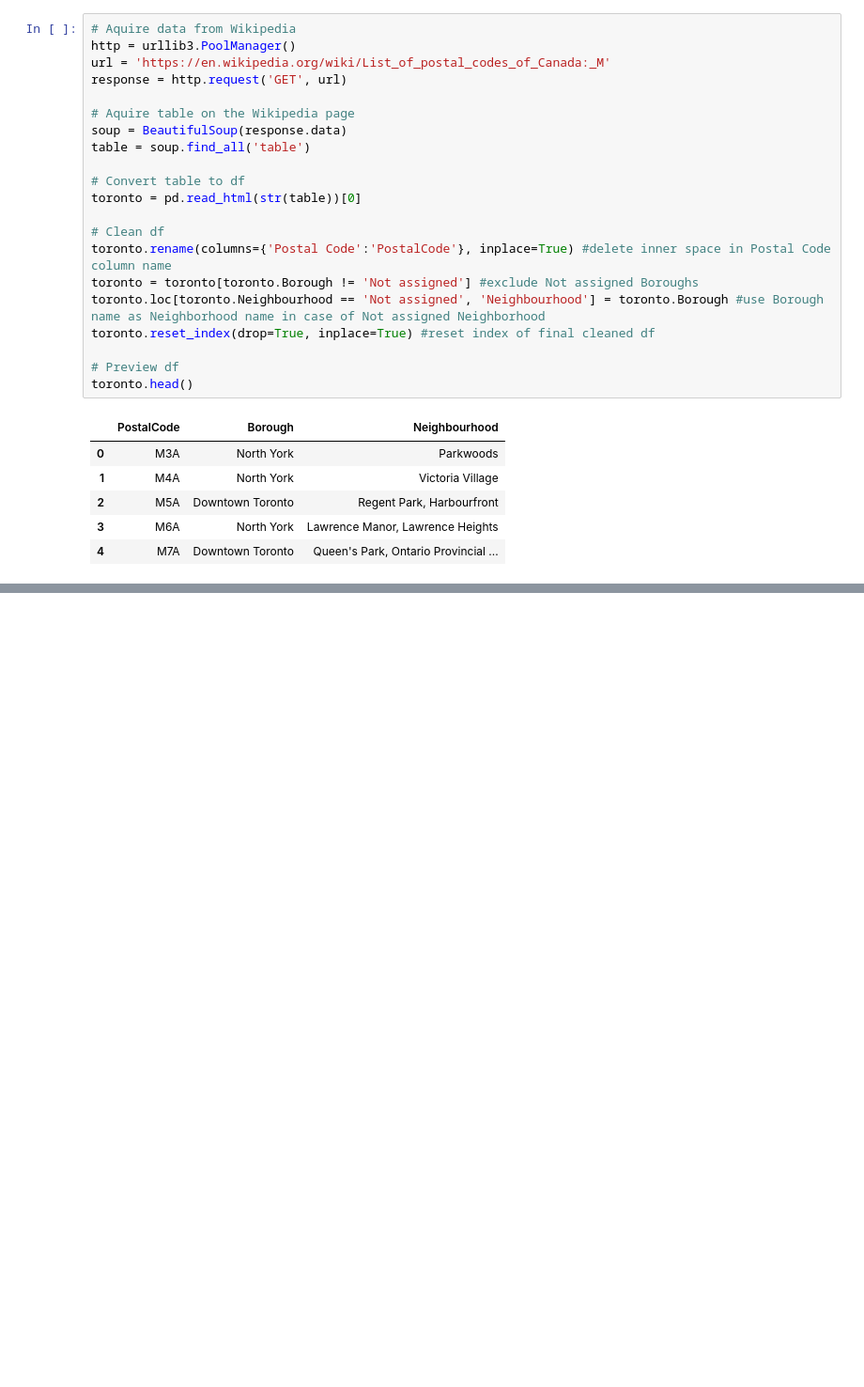
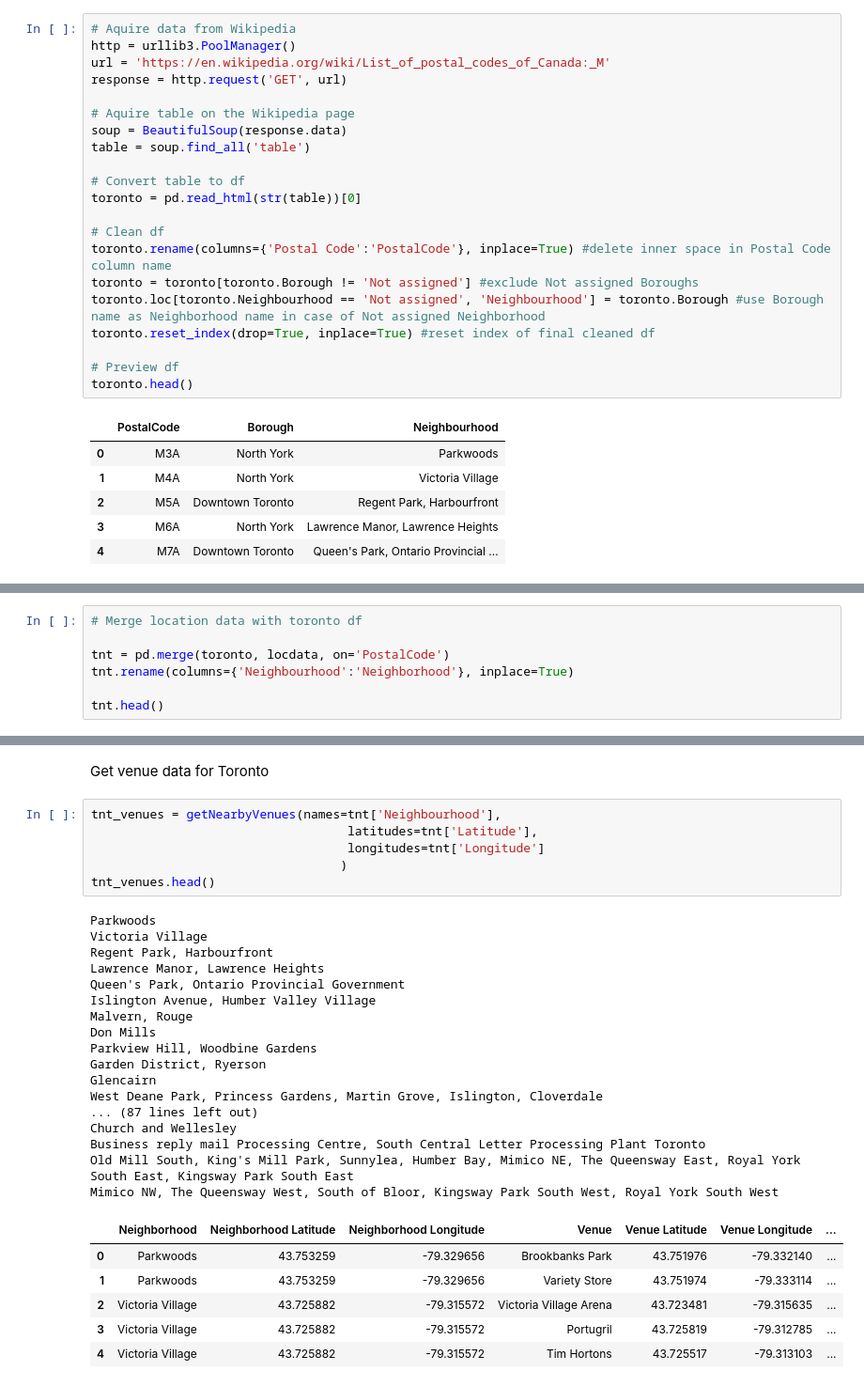
Before and after one commit to SuperGooey/IBM_datascience, a Jupyter notebook: Data_Science_Final.ipynb, the cells around one changed output, grey strips where cells are left out. Shown at 94% size. Drawn from its saved outputs; the diff is of its cells as text; blank space fills up the shorter version.

```diff
--- a/Data_Science_Final.ipynb
+++ b/Data_Science_Final.ipynb
@@ -77,0 +131,7 @@ df.shape
+# %%
+# Merge location data with toronto df
+
+tnt = pd.merge(toronto, locdata, on='PostalCode')
+tnt.rename(columns={'Neighbourhood':'Neighborhood'}, inplace=True)
+
+tnt.head()
@@ -77,0 +287,32 @@ df.shape
+# %% [markdown]
+Get venue data for Toronto
+# %%
+tnt_venues = getNearbyVenues(names=tnt['Neighbourhood'],
+                                   latitudes=tnt['Latitude'],
+                                   longitudes=tnt['Longitude']
+                                  )
+tnt_venues.head()
+# %% [output]
+Parkwoods
+Victoria Village
+Regent Park, Harbourfront
+Lawrence Manor, Lawrence Heights
+Queen's Park, Ontario Provincial Government
+Islington Avenue, Humber Valley Village
+Malvern, Rouge
+Don Mills
+Parkview Hill, Woodbine Gardens
+Garden District, Ryerson
+Glencairn
+West Deane Park, Princess Gardens, Martin Grove, Islington, Cloverdale
+... (87 lines left out)
+Church and Wellesley
+Business reply mail Processing Centre, South Central Letter Processing Plant Toronto
+Old Mill South, King's Mill Park, Sunnylea, Humber Bay, Mimico NE, The Queensway East, Royal York South East, Kingsway Park South East
+Mimico NW, The Queensway West, South of Bloor, Kingsway Park South West, Royal York South West
+|  | Neighborhood | Neighborhood Latitude | Neighborhood Longitude | Venue | Venue Latitude | Venue Longitude | ... |
+| 0 | Parkwoods | 43.753259 | -79.329656 | Brookbanks Park | 43.751976 | -79.332140 | ... |
+| 1 | Parkwoods | 43.753259 | -79.329656 | Variety Store | 43.751974 | -79.333114 | ... |
+| 2 | Victoria Village | 43.725882 | -79.315572 | Victoria Village Arena | 43.723481 | -79.315635 | ... |
+| 3 | Victoria Village | 43.725882 | -79.315572 | Portugril | 43.725819 | -79.312785 | ... |
+| 4 | Victoria Village | 43.725882 | -79.315572 | Tim Hortons | 43.725517 | -79.313103 | ... |
```
Also changed, not shown: parts of 39 cells of this notebook.
